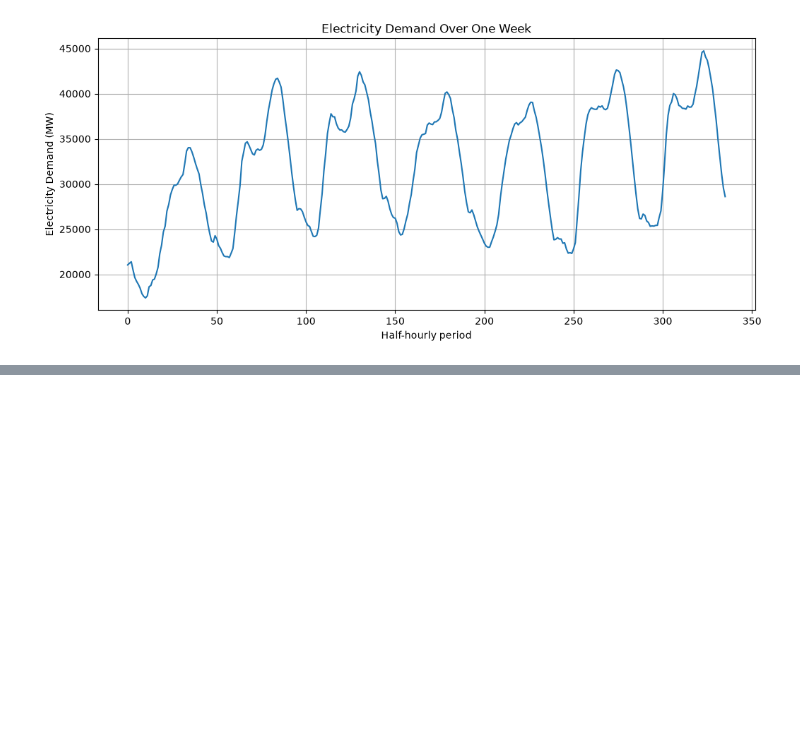
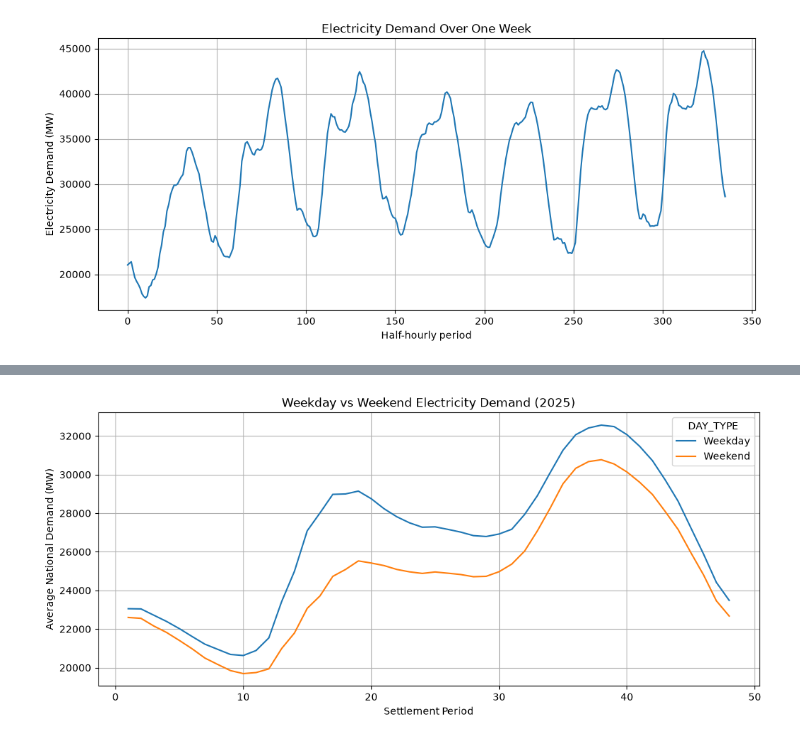
Before and after one commit to godgoku123/energy-forecasting, a Jupyter notebook: 01_data_exploration.ipynb, the cells around one changed output, grey strips where cells are left out. Cells and saved outputs as stored; diff of their text form; code cells hidden in the pictures; blank space fills up the shorter version.

```diff
--- a/01_data_exploration.ipynb
+++ b/01_data_exploration.ipynb
@@ -62,0 +180,30 @@ plt.show()
+# %%
+#Comparing weekday and weekend electricity demand
+df["SETTLEMENT_DATE"] = pd.to_datetime(
+    df["SETTLEMENT_DATE"],
+    format="mixed",
+    dayfirst=True
+)
+# %%
+df["DAY_OF_WEEK"] = df["SETTLEMENT_DATE"].dt.dayofweek #extracting day of week as a number i.e monday = 0 ... sunday = 6.
+df["DAY_TYPE"] = df["DAY_OF_WEEK"].apply(
+    lambda day: "Weekday" if day < 5 else "Weekend"
+)
+# %%
+comparison = df.groupby(
+    ["SETTLEMENT_PERIOD", "DAY_TYPE"]
+)["ND"].mean() #getting mean ND for "Weekday" and for "Weekend"
+
+comparison = comparison.unstack("DAY_TYPE")
+# %%
+comparison = comparison.loc[1:48]
+
+comparison.plot(figsize=(12, 5))
+
+plt.title("Weekday vs Weekend Electricity Demand (2025)")
+plt.xlabel("Settlement Period")
+plt.ylabel("Average National Demand (MW)")
+plt.grid(True)
+plt.show()
+# %% [output]
+[figure, added]
```
Also changed, not shown: parts of 8 cells of this notebook.
